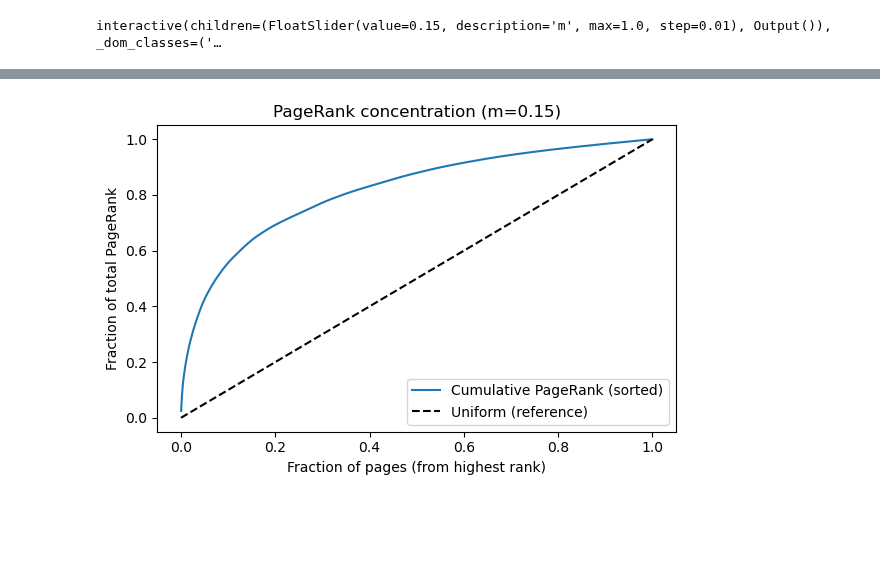
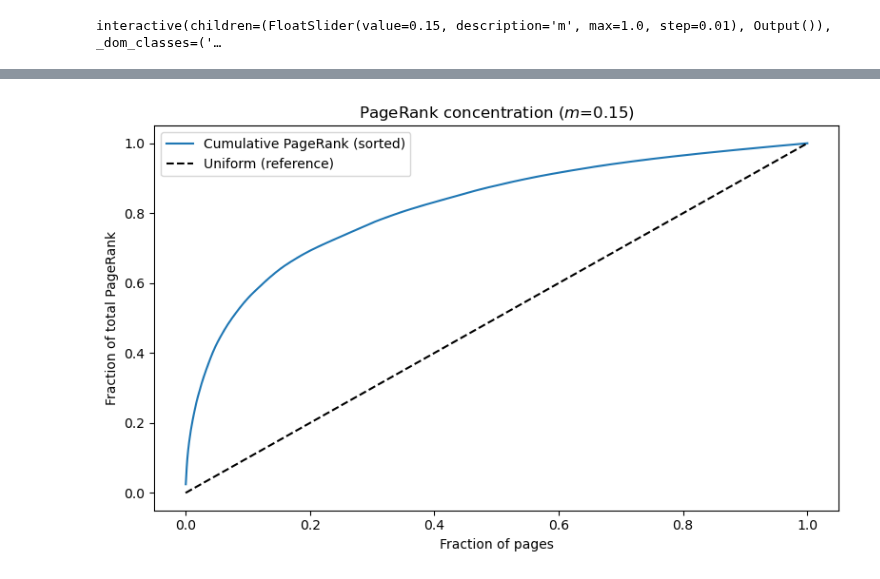
Before and after one commit to giorgiozoccatelli/ComputationalLinearAlgebra, a Jupyter notebook: PageRank/es11.ipynb, the cells around one changed output, grey strips where cells are left out. Cells and saved outputs as stored; diff of their text form; code cells hidden in the pictures; blank space fills up the shorter version.

```diff
--- a/PageRank/es11.ipynb
+++ b/PageRank/es11.ipynb
@@ -552,26 +552,26 @@ plot_pagerank_hist_and_cdf(A, m=0.15, bins=50)
 # %%
 def plot_pagerank_lorenz_like(A, m=0.15):
     M, v0 = compute_M_matrix(A, m)
     v, _, _ = pagerank_power_method_classic(M, v0)
     v = np.asarray(v).reshape(-1)
 
     v_sorted = np.sort(v)[::-1]
     cum_rank = np.cumsum(v_sorted)
     cum_rank /= cum_rank[-1]
 
     N = len(v)
     x = np.arange(1, N+1) / N
 
-    plt.figure(figsize=(6, 4))
+    plt.figure(figsize=(8, 5))
     plt.plot(x, cum_rank, label="Cumulative PageRank (sorted)")
     plt.plot([0, 1], [0, 1], "k--", label="Uniform (reference)")
-    plt.xlabel("Fraction of pages (from highest rank)")
+    plt.xlabel("Fraction of pages")
     plt.ylabel("Fraction of total PageRank")
-    plt.title(f"PageRank concentration (m={m:.2f})")
+    plt.title(f"PageRank concentration ($m$={m:.2f})")
     plt.legend()
     plt.tight_layout()
     plt.show()
 
 plot_pagerank_lorenz_like(A, m=0.15)
 # %% [output]
-[figure, old version]
+[figure, new version]
```
Also changed, not shown: parts of 3 cells of this notebook.
